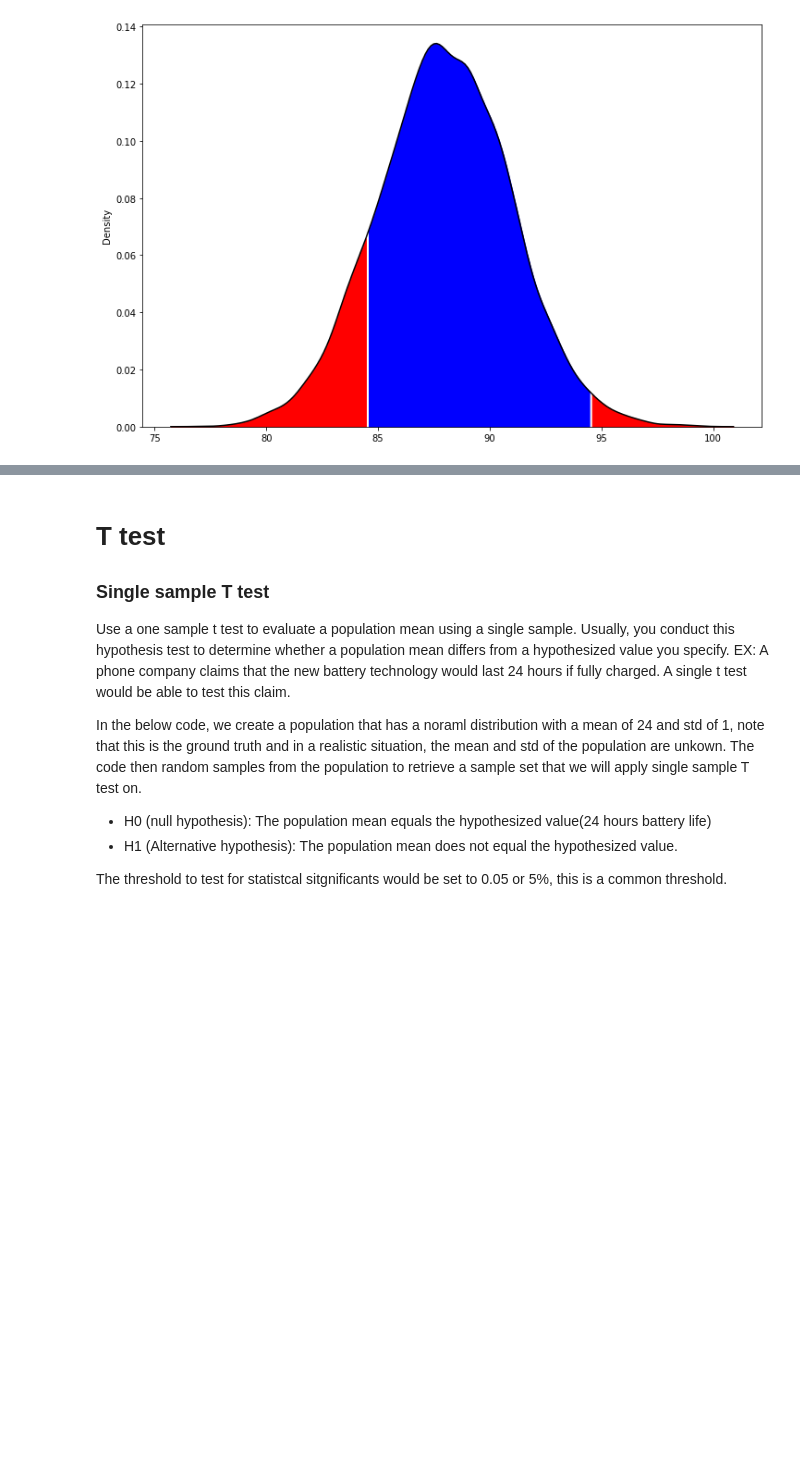
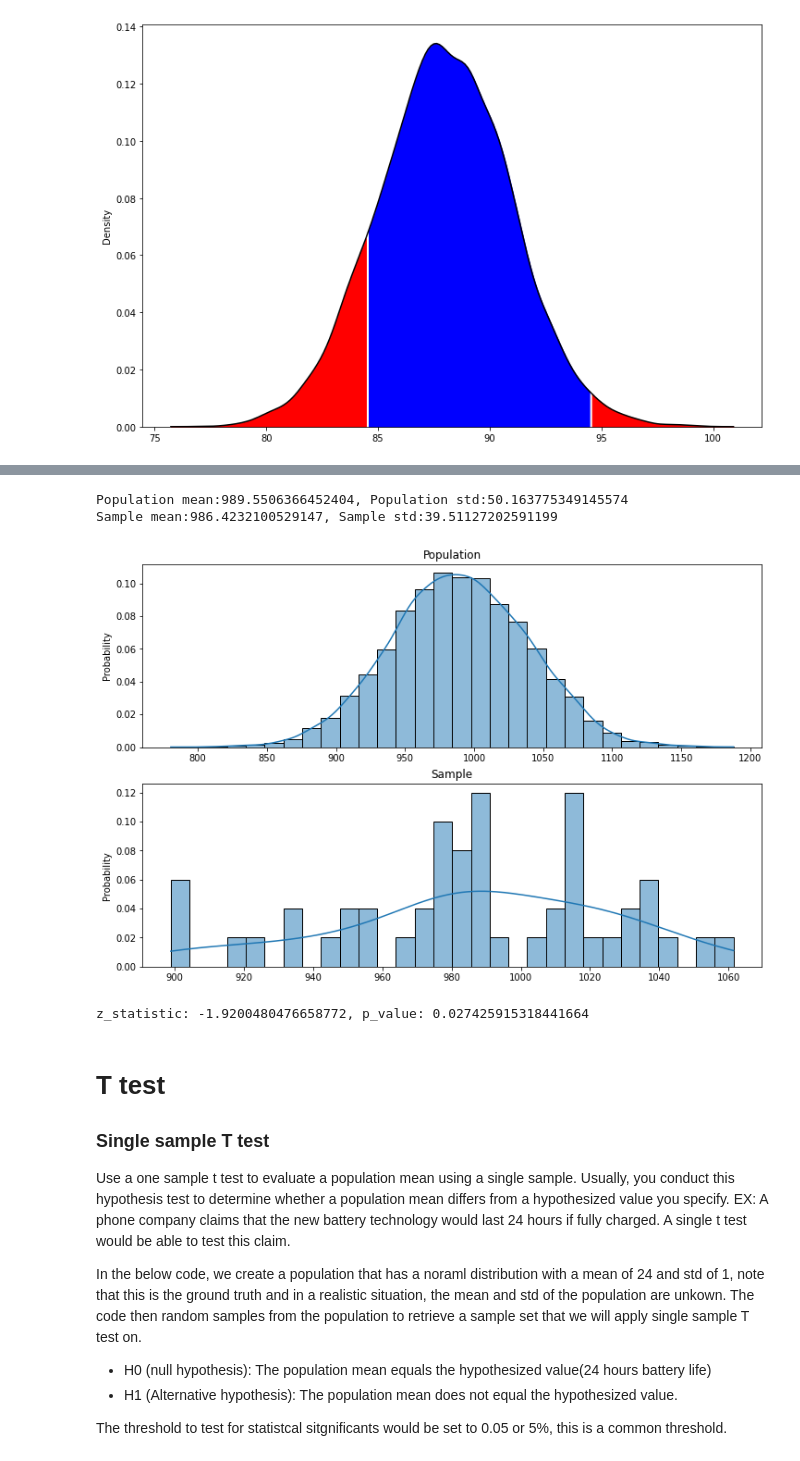
Before and after one commit to chris199713/Hypothesis_test, a Jupyter notebook: Hypothesis_testing.ipynb, the cells around one changed output, grey strips where cells are left out. Cells and saved outputs as stored; diff of their text form; code cells hidden in the pictures; blank space fills up the shorter version.

```diff
--- a/Hypothesis_testing.ipynb
+++ b/Hypothesis_testing.ipynb
@@ -164,3 +329,47 @@ Probability of pitch speed faster than 94.5 or lower than 84.5 mph: 13.81 %
+# %%
+# The population is set with mean = 990 hours and std = 50, since the underlying mean is 980
+# We should get a conclusion to reject H0, and accept H1.
+population_lifespan = np.random.normal(990, 50, 10000)
+sample_lifespan= np.random.choice(population_lifespan,size = 50)
+
+fig,ax = plt.subplots(nrows = 2, ncols = 1,figsize = (12,8))
+
+sns.histplot(population_lifespan, bins=30, kde=True, stat='probability',ax = ax[0], label = 'Population')
+sns.histplot(sample_lifespan, bins=30, kde=True, stat='probability',ax = ax[1],label = 'Sample')
+
+print(f'Population mean:{population_lifespan.mean()}, Population std:{population_lifespan.std()}')
+print(f'Sample mean:{sample_lifespan.mean()}, Sample std:{sample_lifespan.std()}')
+
+ax[0].set_title('Population')
+ax[1].set_title('Sample')
+
+plt.show()
+# %% [output]
+Population mean:989.5506366452404, Population std:50.163775349145574
+Sample mean:986.4232100529147, Sample std:39.51127202591199
+[figure, added]
+# %%
+# We set the threshold to 0.05 which is fairly common
+# Calculate the Z statistic and Pvalue
+# Sample mean
+sample_mean = sample_lifespan.mean()
+
+# Population mean
+population_mean = 1000
+
+# Population standard deviation
+population_std = 50
+
+# Sample size
+sample_size = 50
+z_statistic = (sample_mean - population_mean) / (population_std / (sample_size ** 0.5))
+
+p_value = stats.norm.cdf(z_statistic)  # For a one-tailed test, we do not double the p-value
+
+print(f'z_statistic: {z_statistic}, p_value: {p_value}')
+# Because P value is greater than the threshold of 0.05, we reject H0, which should be true given that we know the population mean is set to 980.
+# %% [output]
+z_statistic: -1.9200480476658772, p_value: 0.027425915318441664
 # %% [markdown]
 # T test
 ### Single sample T test
```
Also changed, not shown: parts of 14 cells of this notebook.
